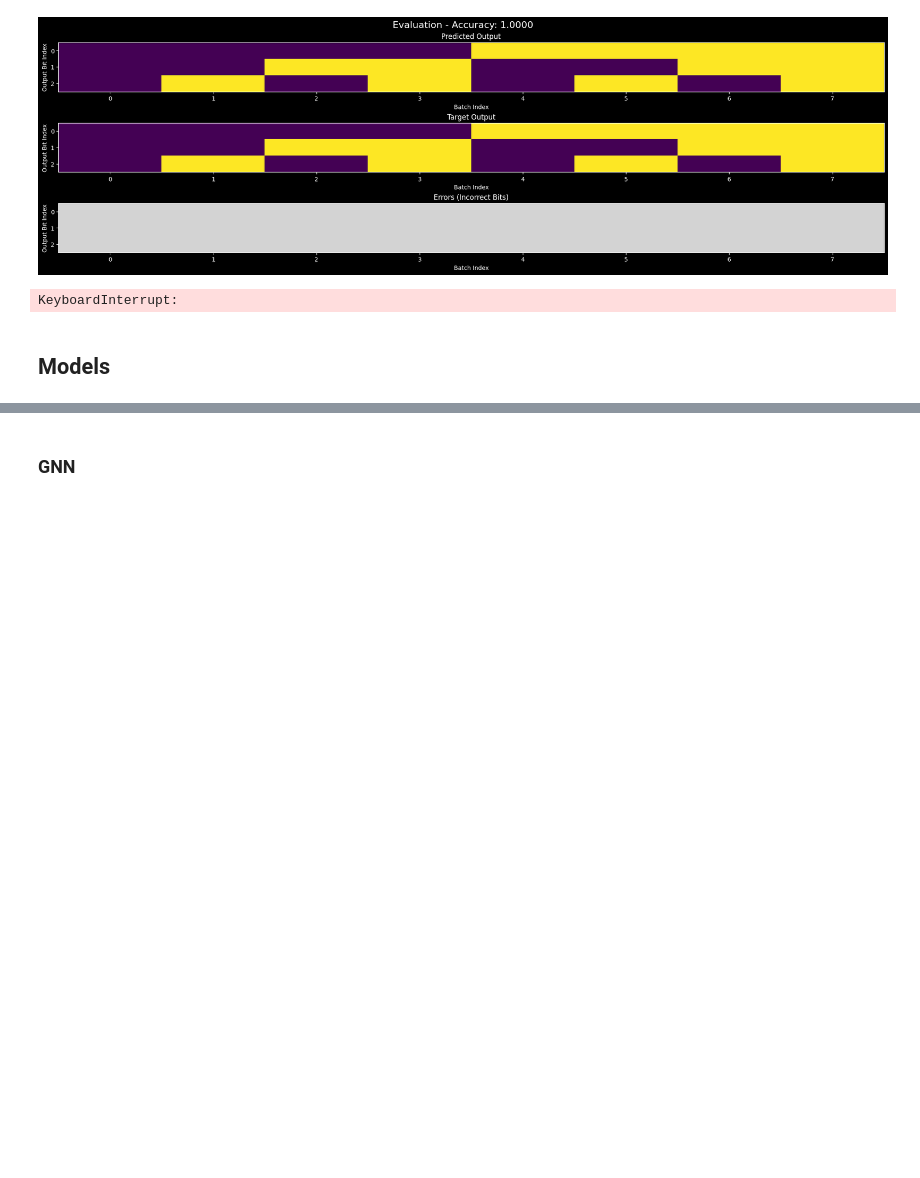
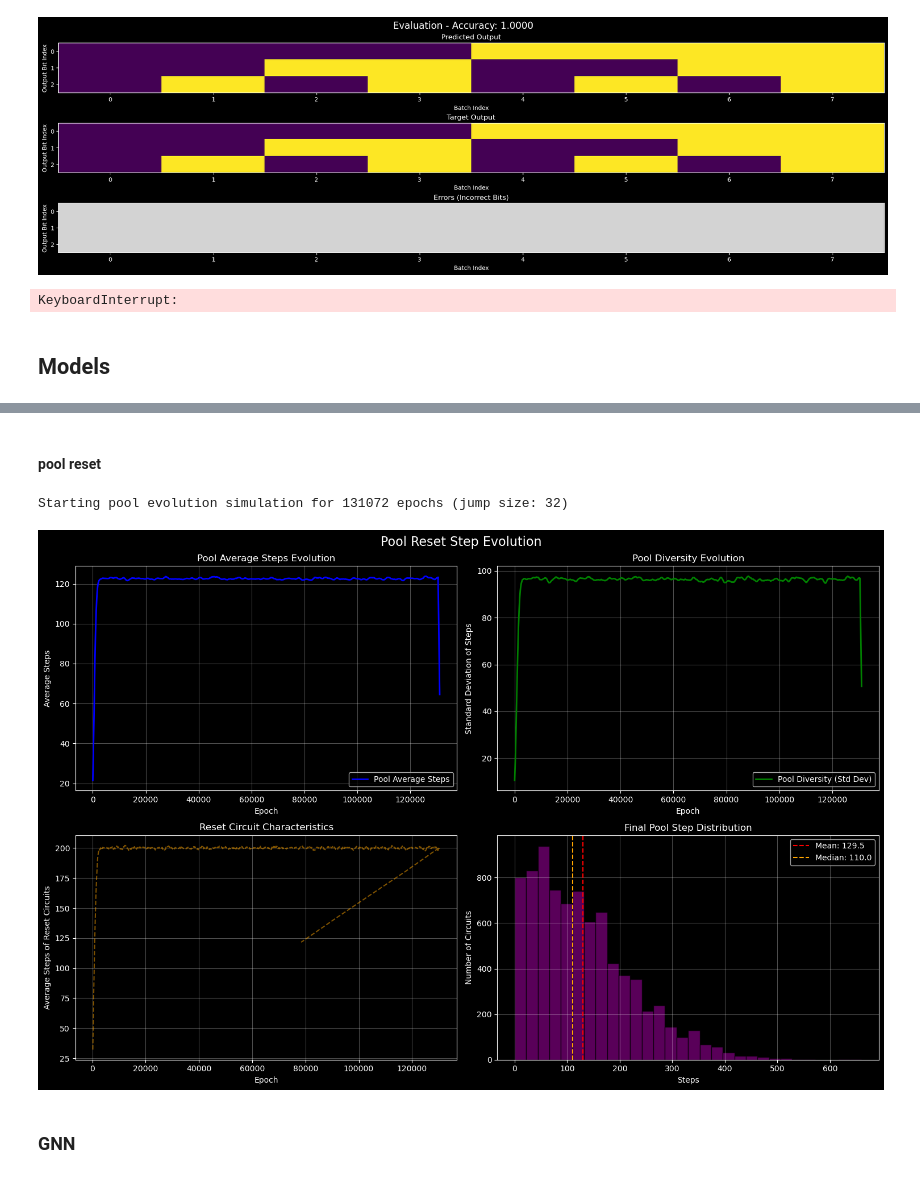
Before and after one commit to GabrielBena/boolean_nca_cc, a Jupyter notebook: random_boolean_nets.ipynb, the cells around one changed output, grey strips where cells are left out. Saved outputs shown, nothing was run; the diff lists cells and outputs as text; code cells hidden in the pictures; blank space fills up the shorter version.

Commit message:
sweeps put in place. Removed obsolete schedulers. Pool evolution simulation. Test wires from the diversity pool

```diff
--- a/random_boolean_nets.ipynb
+++ b/random_boolean_nets.ipynb
@@ -363,0 +341,2 @@ plt.show()
+# %% [markdown]
+#### pool reset
@@ -364,3 +348,33 @@ plt.show()
+# %%
+pool_size = 8192
+epochs = 2**17
+n_message_steps = 5
+reset_pool_fraction = 0.1
+reset_pool_interval = 128
+use_beta_loss_step = False
+reset_interval_schedule = None
+seed = 42
+meta_batch_size = 256
+
+pool_results = simulate_pool_reset_evolution(
+    pool_size=pool_size,
+    epochs=epochs,
+    n_message_steps=n_message_steps,
+    reset_pool_fraction=reset_pool_fraction,
+    reset_pool_interval=reset_pool_interval,
+    reset_strategy="steps_biased",  # Focus on steps_biased (mock run)
+    use_beta_loss_step=use_beta_loss_step,
+    reset_interval_schedule=reset_interval_schedule,
+    seed=seed,
+    meta_batch_size=meta_batch_size,
+    jump_size=32,
+)
+# %% [output]
+Starting pool evolution simulation for 131072 epochs (jump size: 32)
+# %%
+plot_pool_evolution(pool_results)
+# %% [output]
+[figure, added]
 # %% [markdown]
 ### GNN
 # %%
```
Also changed, not shown: parts of 38 cells of this notebook, 17 other files.
